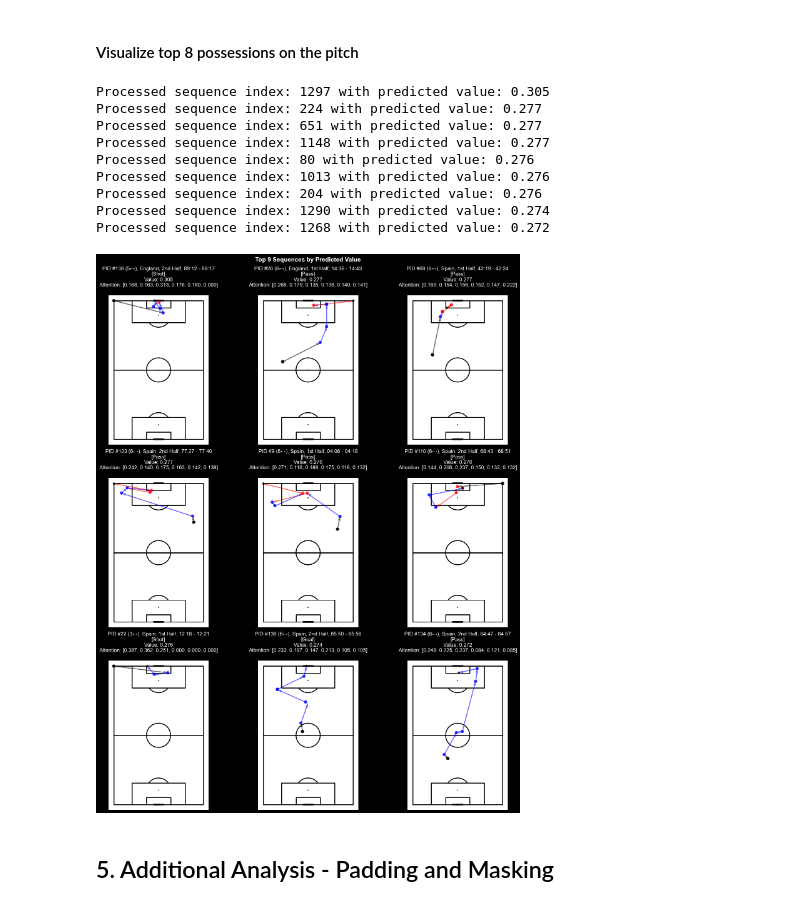
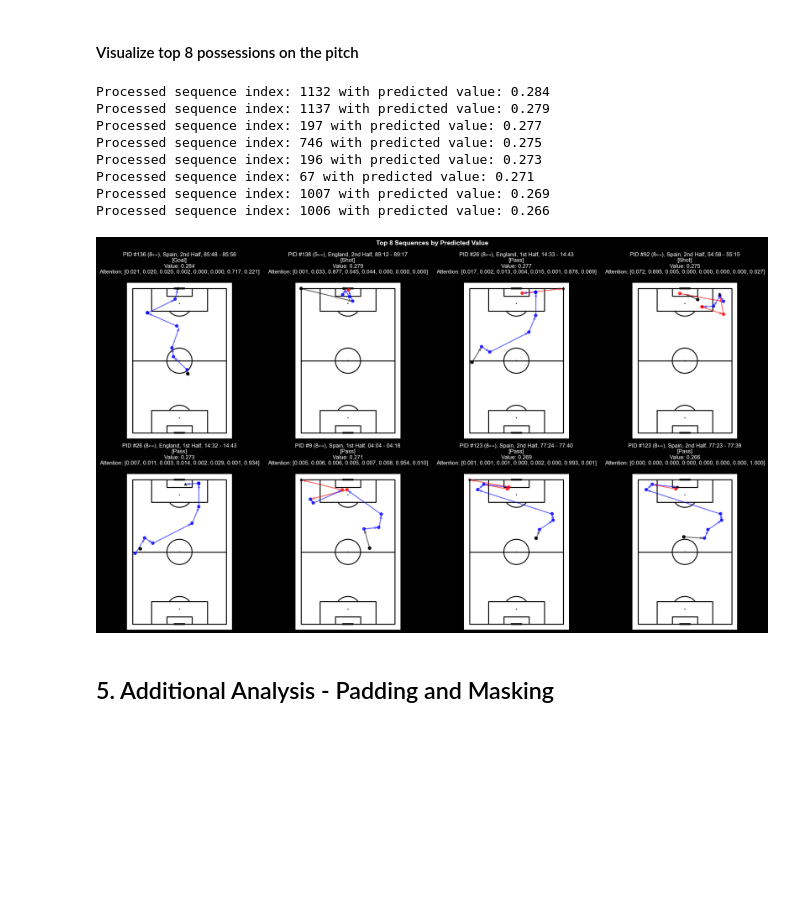
Before and after one commit to tmorcinek/statsbomb-scout, a Jupyter notebook: analysis_final_match.ipynb, the cells around one changed output. Drawn from its saved outputs; the diff is of its cells as text; code cells hidden in the pictures; blank space fills up the shorter version.

Commit message:
refactor: add optional 'cols' parameter to plotting functions for customizable layout

```diff
--- a/analysis_final_match.ipynb
+++ b/analysis_final_match.ipynb
@@ -36,7 +36,9 @@ Loaded match: Spain 2 : 1 England (Final) [14.07.2024] with 3312 events
 # %%
 # Load the best trained model
 MODEL_TYPE = 'transformer'
-model = load_model(MODEL_TYPE)
+MODEL_DIR = 'models/transformer_transformer_small'
+
+model = load_model(MODEL_TYPE, MODEL_DIR)
 print(f"Model type: {MODEL_TYPE}")
 # %% [output]
 Model type: transformer
@@ -208,19 +214,18 @@ top_possessions_df.head()
 # %% [markdown]
 #### Visualize top 8 possessions on the pitch
 # %%
-visualize_top_sequences(p, predicted_values, attention_weights, 9)
-plt.savefig(f"models/{MODEL_TYPE}/top_possessions_final.png", dpi=300)
+visualize_top_sequences(p, predicted_values, attention_weights, 8, cols=4)
+plt.savefig(f"{MODEL_DIR}/top_possessions_final.png", dpi=300)
 # %% [output]
-Processed sequence index: 1297 with predicted value: 0.305
-Processed sequence index: 224 with predicted value: 0.277
-Processed sequence index: 651 with predicted value: 0.277
-Processed sequence index: 1148 with predicted value: 0.277
-Processed sequence index: 80 with predicted value: 0.276
-Processed sequence index: 1013 with predicted value: 0.276
-Processed sequence index: 204 with predicted value: 0.276
-Processed sequence index: 1290 with predicted value: 0.274
-Processed sequence index: 1268 with predicted value: 0.272
+Processed sequence index: 1132 with predicted value: 0.284
+Processed sequence index: 1137 with predicted value: 0.279
+Processed sequence index: 197 with predicted value: 0.277
+Processed sequence index: 746 with predicted value: 0.275
+Processed sequence index: 196 with predicted value: 0.273
+Processed sequence index: 67 with predicted value: 0.271
+Processed sequence index: 1007 with predicted value: 0.269
+Processed sequence index: 1006 with predicted value: 0.266
-[figure, old version]
+[figure, new version]
 # %% [markdown]
 ## 5. Additional Analysis - Padding and Masking
 # %% [markdown]
```
Also changed, not shown: parts of 20 cells of this notebook, 2 other files.
